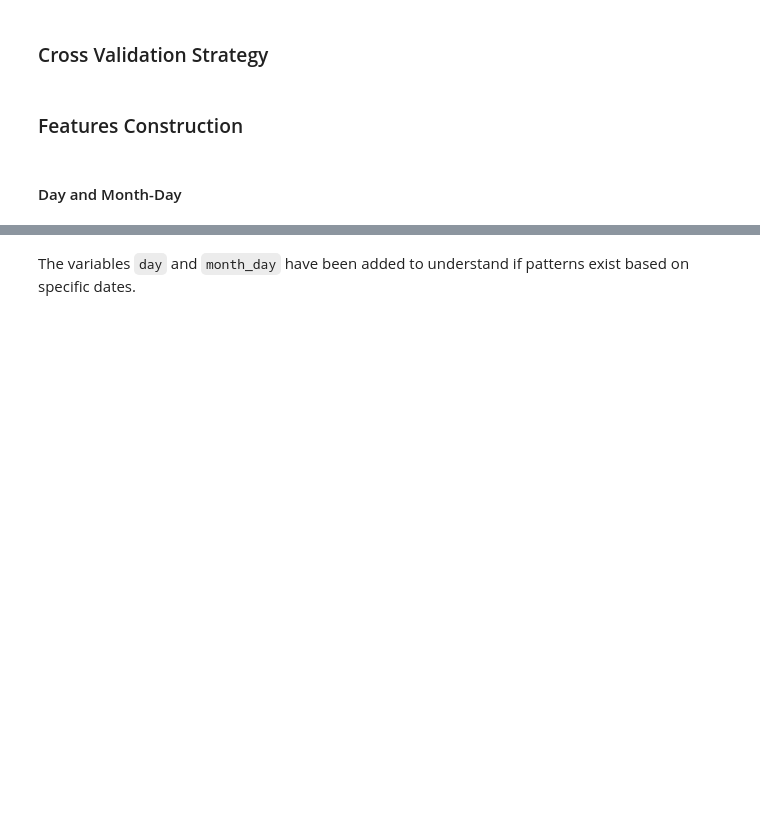
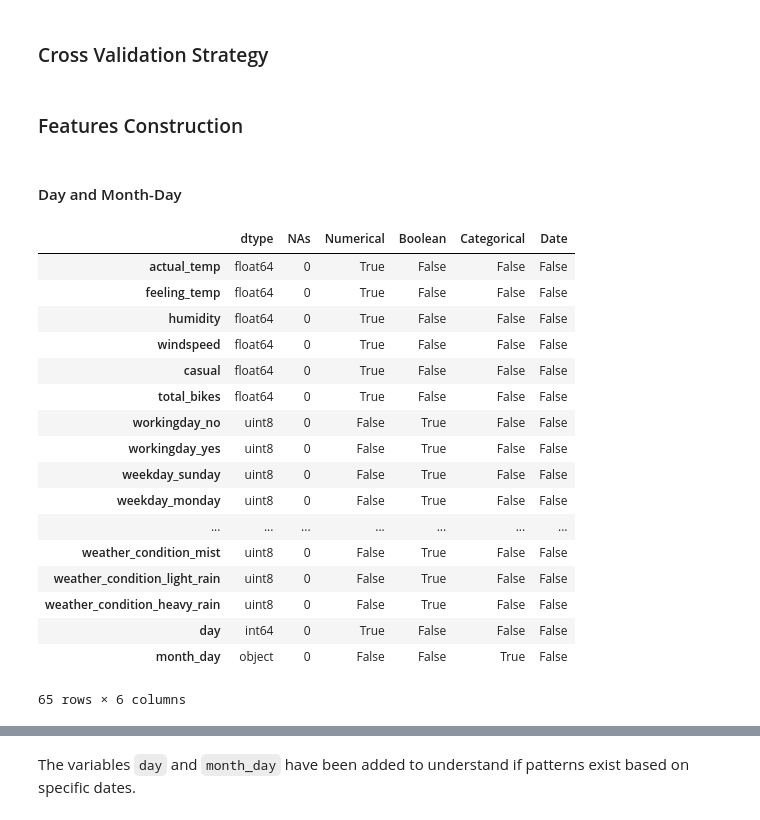
Before and after one commit to stsentemeidis/Bike_Sharing_Washington, a Jupyter notebook: MASTER.ipynb, the cells around one changed output, grey strips where cells are left out. Saved outputs shown, nothing was run; the diff lists cells and outputs as text; code cells hidden in the pictures; blank space fills up the shorter version.

```diff
--- a/MASTER.ipynb
+++ b/MASTER.ipynb
@@ -1217,10 +1150,31 @@ Variance score (R2): 0.84
 # %% [markdown]
 #### Day and Month-Day
 # %%
-# Need to be added with a JOIN
-
 # Add the day from 'date'
-# hours_df['day'] = pd.DatetimeIndex(hours_df['date']).day
+hours_FE1 = pd.concat([hours_clean,pd.DataFrame(pd.DatetimeIndex(hours_df['date']).day)], axis=1, sort=False, ignore_index=False)
+hours_FE1.rename(columns={'date':'day'}, inplace=True)
 
 # Add month-day from 'date'
-# hours_df['month_day'] = pd.DatetimeIndex(hours_df['date']).strftime('%m-%d')
+hours_FE1 = pd.concat([hours_FE1,pd.DataFrame(pd.DatetimeIndex(hours_df['date']).strftime('%m-%d'))], axis=1, sort=False, ignore_index=False)
+hours_FE1.rename(columns={0:'month_day'}, inplace=True)
+
+df_desc(hours_FE1)
+# %% [output]
+|  | dtype | NAs | Numerical | Boolean | Categorical | Date |
+| actual_temp | float64 | 0 | True | False | False | False |
+| feeling_temp | float64 | 0 | True | False | False | False |
+| humidity | float64 | 0 | True | False | False | False |
+| windspeed | float64 | 0 | True | False | False | False |
+| casual | float64 | 0 | True | False | False | False |
+| total_bikes | float64 | 0 | True | False | False | False |
+| workingday_no | uint8 | 0 | False | True | False | False |
+| workingday_yes | uint8 | 0 | False | True | False | False |
+| weekday_sunday | uint8 | 0 | False | True | False | False |
+| weekday_monday | uint8 | 0 | False | True | False | False |
+| ... | ... | ... | ... | ... | ... | ... |
+| weather_condition_mist | uint8 | 0 | False | True | False | False |
+| weather_condition_light_rain | uint8 | 0 | False | True | False | False |
+| weather_condition_heavy_rain | uint8 | 0 | False | True | False | False |
+| day | int64 | 0 | True | False | False | False |
+| month_day | object | 0 | False | False | True | False |
+65 rows × 6 columns
```
Also changed, not shown: parts of 47 cells of this notebook.
